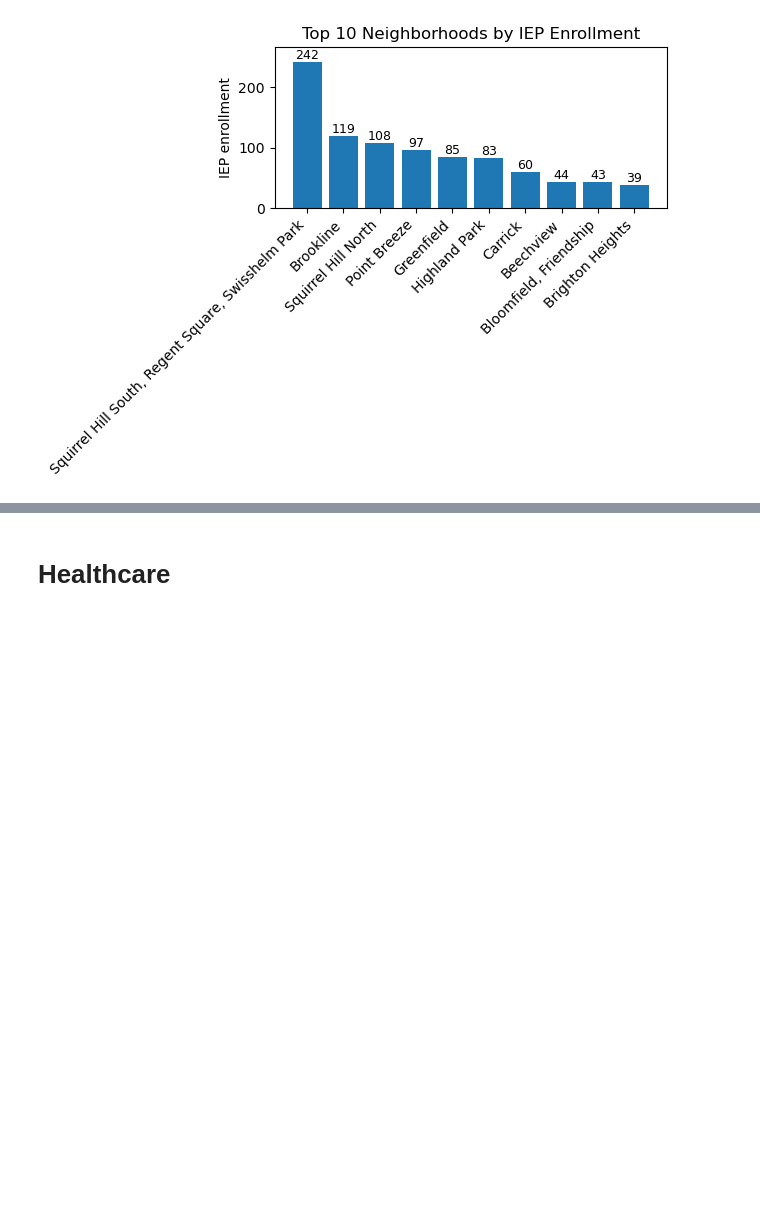
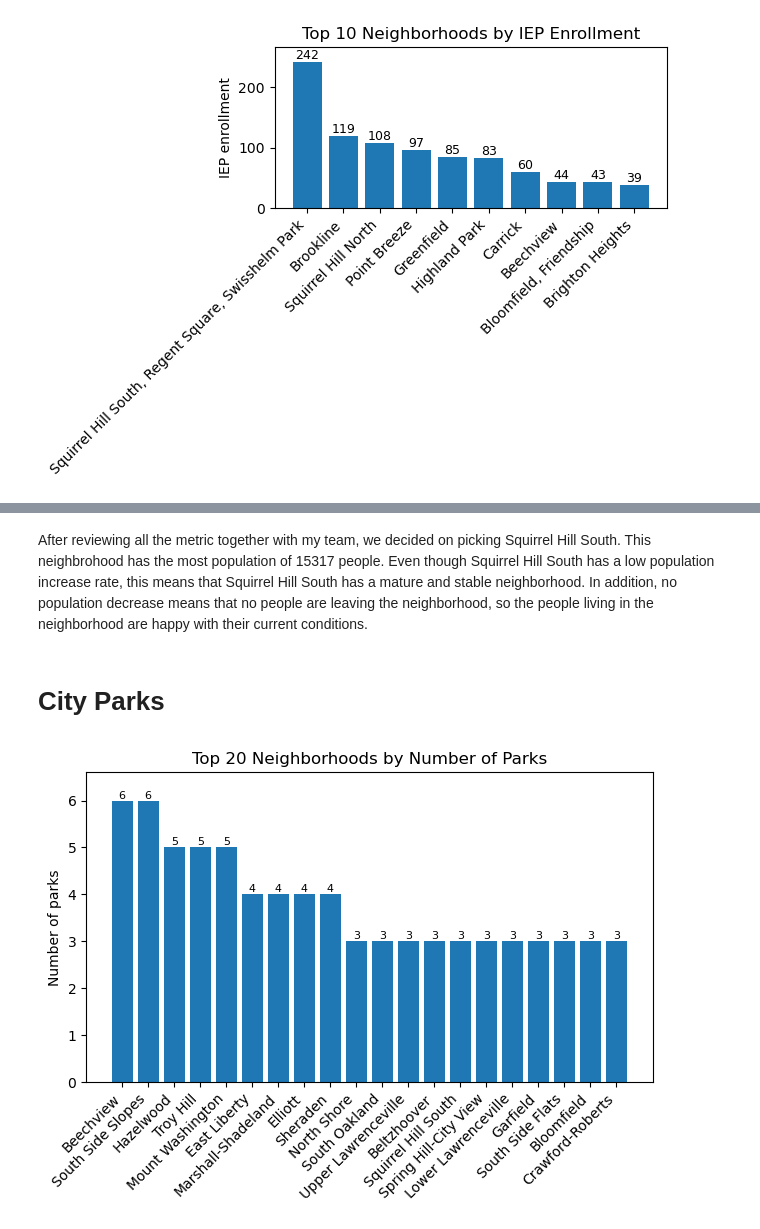
Before and after one commit to dxc1usive/FinalProject, a Jupyter notebook: Result.ipynb, the cells around one changed output, grey strips where cells are left out. Cells and saved outputs as stored; diff of their text form; code cells hidden in the pictures; blank space fills up the shorter version.

```diff
--- a/Result.ipynb
+++ b/Result.ipynb
@@ -46,2 +97,52 @@ Even though Squirrel Hill South, Regent Square, and Swisshelm Park got Top 1, it
+# %% [markdown]
+After reviewing all the metric together with my team, we decided on picking Squirrel Hill South. This neighbrohood has the most population of 15317 people. Even though Squirrel Hill South has a low population increase rate, this means that Squirrel Hill South has a mature and stable neighborhood. In addition, no population decrease means that no people are leaving the neighborhood, so the people living in the neighborhood are happy with their current conditions.
 # %% [markdown]
-# Healthcare
+# City Parks
+# %%
+import pandas as pd
+import matplotlib.pyplot as plt
+
+#Load the parks dataset
+df = pd.read_csv("parks.csv")
+df.head(10)#Keep only rows where the type is exactly "Park"
+parks_only = df[df["type"] == "Park"].copy()
+
+#Group by neighborhood and count number of parks
+park_counts = (
+    parks_only.groupby("neighborhood")["_id"]
+    .count()
+    .reset_index()
+    .rename(columns={"_id": "num_parks"})
+)
+
+#Sort by number of parks (descending) and keep top 20
+top20_parks = park_counts.sort_values("num_parks", ascending=False).head(20)
+
+top20_parks
+#Create bar graph of top 20 neighborhoods by number of parks
+plt.figure()
+bars = plt.bar(top20_parks["neighborhood"], top20_parks["num_parks"])
+plt.xticks(rotation=45, ha="right")
+plt.ylabel("Number of parks")
+plt.title("Top 20 Neighborhoods by Number of Parks")
+
+#Add a little space above tallest bar
+plt.ylim(0, top20_parks["num_parks"].max() * 1.10 if top20_parks["num_parks"].max() > 0 else 1)
+
+#Add value labels on top of each bar
+ax = plt.gca()
+for b in bars:
+    y = b.get_height()
+    ax.text(
+        b.get_x() + b.get_width() / 2,
+        y,
+        str(int(y)),
+        ha="center",
+        va="bottom",
+        fontsize=8
+    )
+
+plt.tight_layout()
+plt.show()
+# %% [output]
+[figure, added]
```
Also changed, not shown: parts of 5 cells of this notebook, 2 other files.
